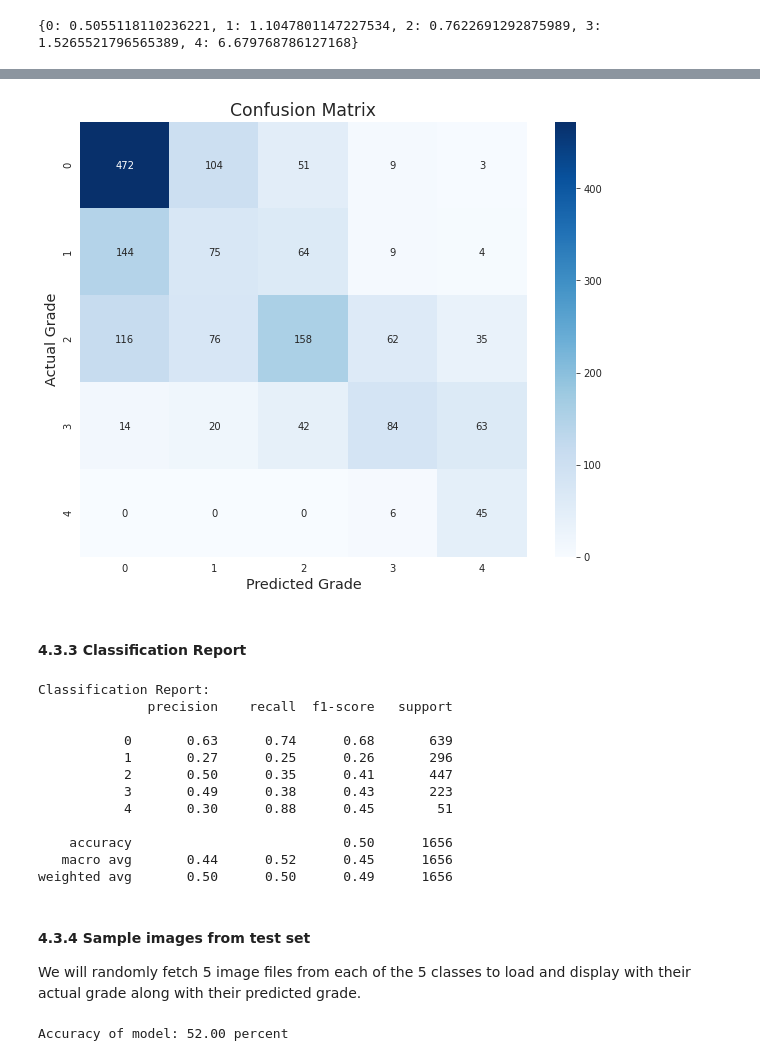
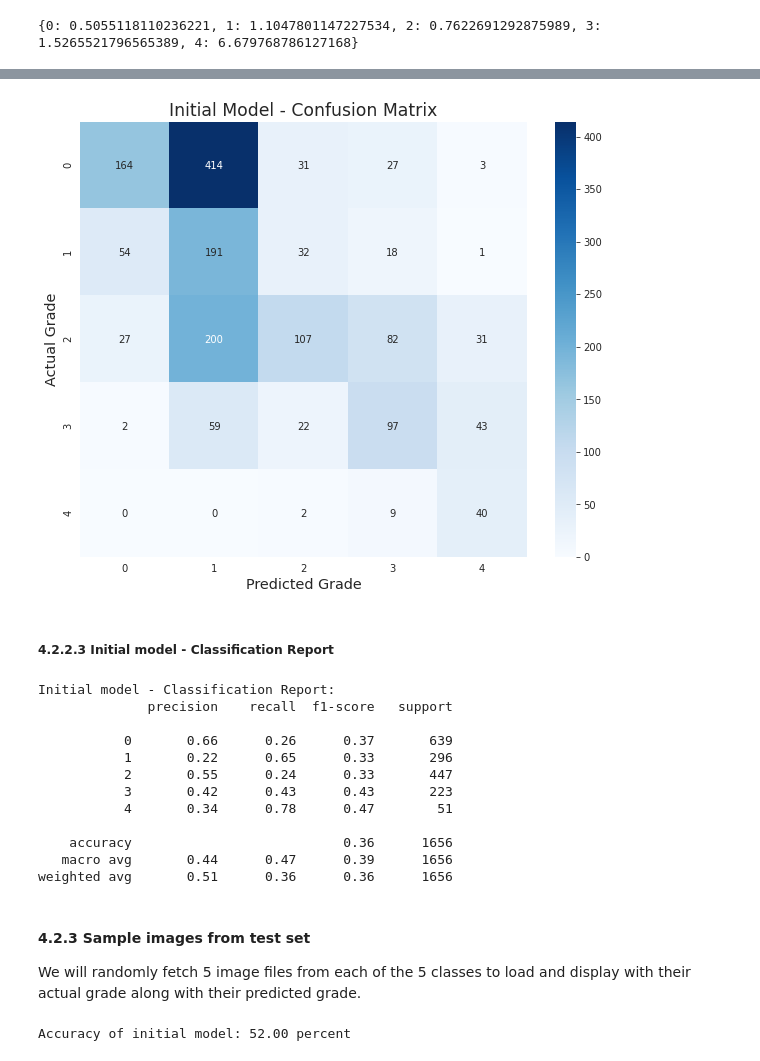
Before and after one commit to fontainelam/KneeOsteoarthritis, a Jupyter notebook: notebooks/Classifying_Knee_Images.ipynb, the cells around one changed output, grey strips where cells are left out. Saved outputs shown, nothing was run; the diff lists cells and outputs as text; code cells hidden in the pictures.

```diff
--- a/notebooks/Classifying_Knee_Images.ipynb
+++ b/notebooks/Classifying_Knee_Images.ipynb
@@ -111,0 +123,3 @@ Found 5778 images belonging to 5 classes.
+# %%
+# augment data and shuffle the training dataset
+train_generator = get_image_data_from_directory(train_directory, True, True)
@@ -117,0 +130,2 @@ Found 826 images belonging to 5 classes.
+# %%
+val_generator = get_image_data_from_directory(val_directory)
@@ -123,0 +136,2 @@ Found 1656 images belonging to 5 classes.
+# %%
+test_generator = get_image_data_from_directory(test_directory)
@@ -205,10 +221,10 @@ x = Rescaling(1./255)(inputs)
 x = base_model(x, training=False)
 
 # Convert features of shape `base_model.output_shape[1:]` to vectors
-x = GlobalAveragePooling2D()(x)
+x = GlobalMaxPooling2D()(x)
 
-x = Dropout(0.2)(x)
-x = Dense(512, activation='relu')(x)
+x = Dropout(0.5)(x)
+x = Dense(1024, activation='relu')(x)
 
 num_classes = 5
 
@@ -346,32 +364,32 @@ array([[472, 104,  51,   9,   3],
 # %%
 plt.figure(figsize=(10, 8))
 _ = sns.heatmap(cm, annot=True, fmt='g', vmin=0, cmap='Blues')
 plt.xlabel('Predicted Grade', size='x-large')
 plt.ylabel('Actual Grade', size='x-large')
-_ = plt.title('Confusion Matrix',size='xx-large')
+_ = plt.title('Initial Model - Confusion Matrix',size='xx-large')
 # %% [output]
-[figure, old version]
+[figure, new version]
 # %% [markdown]
-#### 4.3.3 Classification Report
+##### 4.2.2.3 Initial model - Classification Report
 # %%
-print("Classification Report:")
+print("Initial model - Classification Report:")
 clr = classification_report(test_generator.classes, y_pred, zero_division=0)
 print(clr)
 # %% [output]
-Classification Report:
+Initial model - Classification Report:
               precision    recall  f1-score   support
 
-           0       0.63      0.74      0.68       639
-           1       0.27      0.25      0.26       296
-           2       0.50      0.35      0.41       447
-           3       0.49      0.38      0.43       223
-           4       0.30      0.88      0.45        51
+           0       0.66      0.26      0.37       639
+           1       0.22      0.65      0.33       296
+           2       0.55      0.24      0.33       447
+           3       0.42      0.43      0.43       223
+           4       0.34      0.78      0.47        51
 
-    accuracy                           0.50      1656
-   macro avg       0.44      0.52      0.45      1656
-weighted avg       0.50      0.50      0.49      1656
+    accuracy                           0.36      1656
+   macro avg       0.44      0.47      0.39      1656
+weighted avg       0.51      0.36      0.36      1656
 # %% [markdown]
-#### 4.3.4 Sample images from test set
+#### 4.2.3 Sample images from test set
 
 We will randomly fetch 5 image files from each of the 5 classes to load and display with their actual grade along with their predicted grade.
 # %%
@@ -404,9 +422,9 @@ test_sample_predictions = model.predict(test_sample_images)
 test_sample_prediction_labels = test_sample_predictions.argmax(axis=1)
 # %%
 test_sample_accuracy_score = 100 * np.sum(test_sample_actual_labels == test_sample_prediction_labels)/len(test_sample_files)
-print('Accuracy of model: {:.2f} percent'.format(test_sample_accuracy_score))
+print('Accuracy of initial model: {:.2f} percent'.format(test_sample_accuracy_score))
 # %% [output]
-Accuracy of model: 52.00 percent
+Accuracy of initial model: 52.00 percent
 # %%
 # plot the images
 
```
Also changed, not shown: parts of 59 cells of this notebook.
